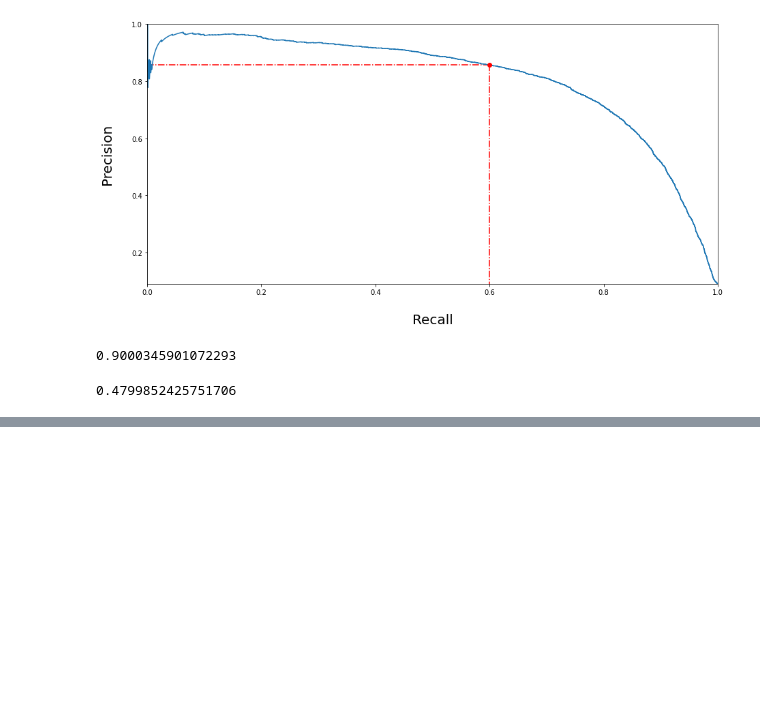
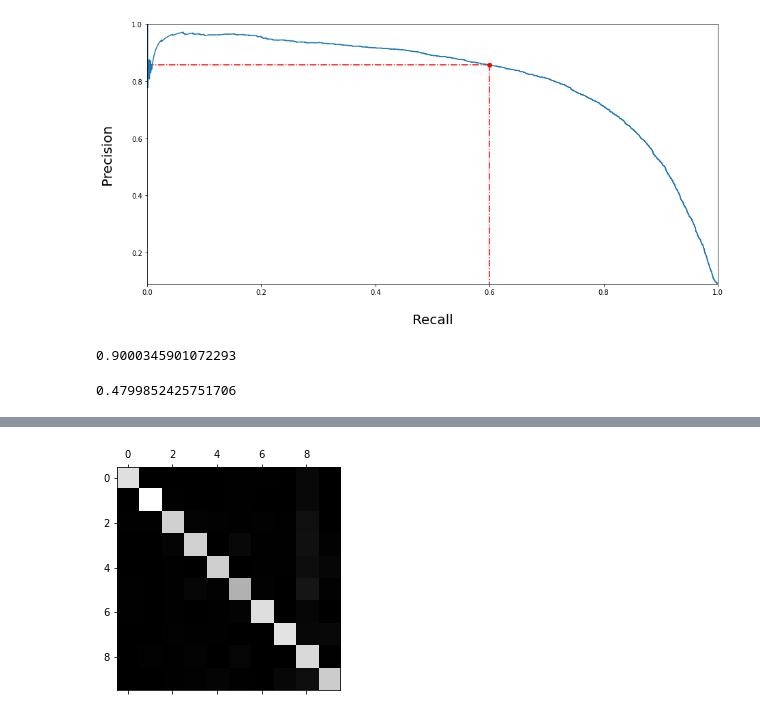
Before and after one commit to lloydhamilton/tensorflow_oreily, a Jupyter notebook: MNIST.ipynb, the cells around one changed output, grey strips where cells are left out. Drawn from its saved outputs; the diff is of its cells as text; code cells hidden in the pictures; blank space fills up the shorter version.

```diff
--- a/MNIST.ipynb
+++ b/MNIST.ipynb
@@ -243,0 +335,5 @@ recall_score(y_train_5, y_train_pred_90)
+# %%
+# Conf matrix shows that most images are on the main diagonal which means that they were classified correctly.
+y_train_pred = cross_val_predict(sgd_clf, X_train_scaled, y_train, cv = 3)
+conf_mx = confusion_matrix(y_train, y_train_pred)
+conf_mx
@@ -243,0 +351,5 @@ recall_score(y_train_5, y_train_pred_90)
+# %%
+plt.matshow(conf_mx, cmap = plt.cm.gray)
+plt.show()
+# %% [output]
+[figure, added]
```
Also changed, not shown: parts of 17 cells of this notebook.
